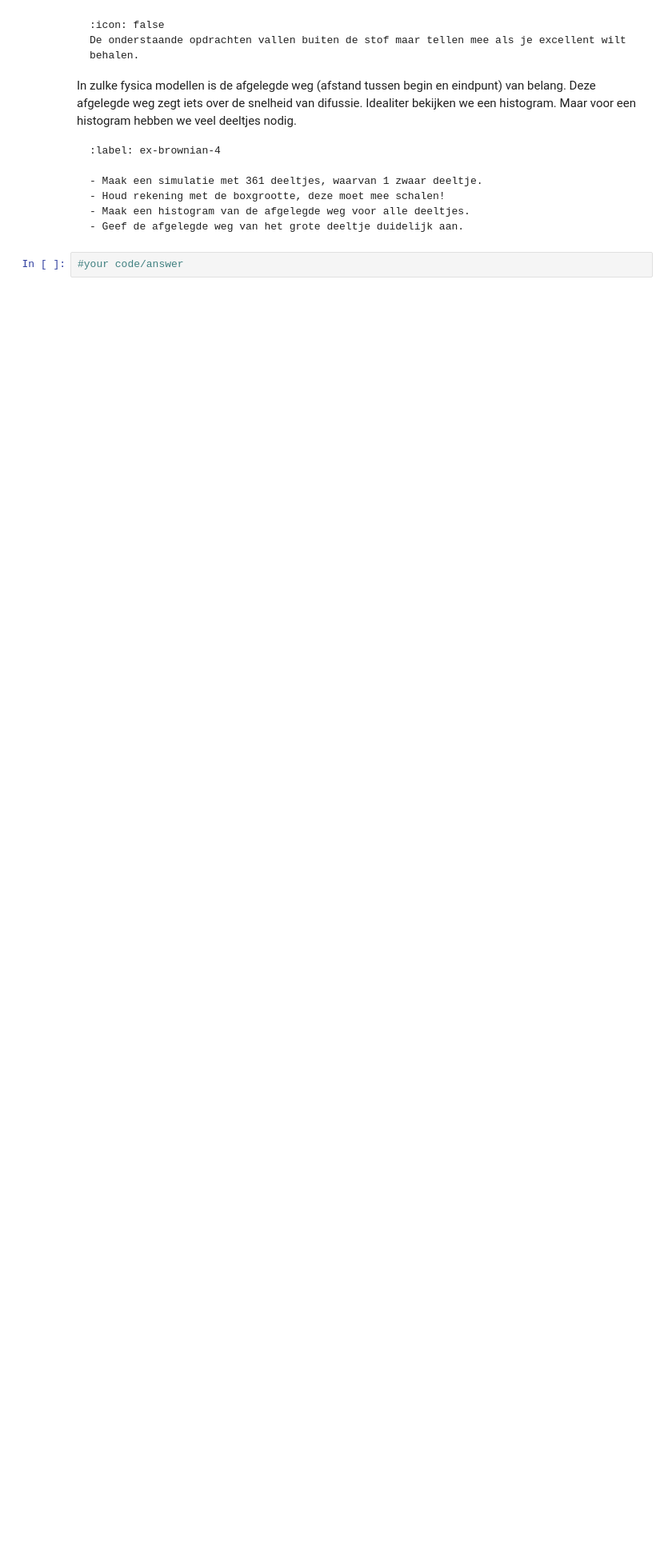
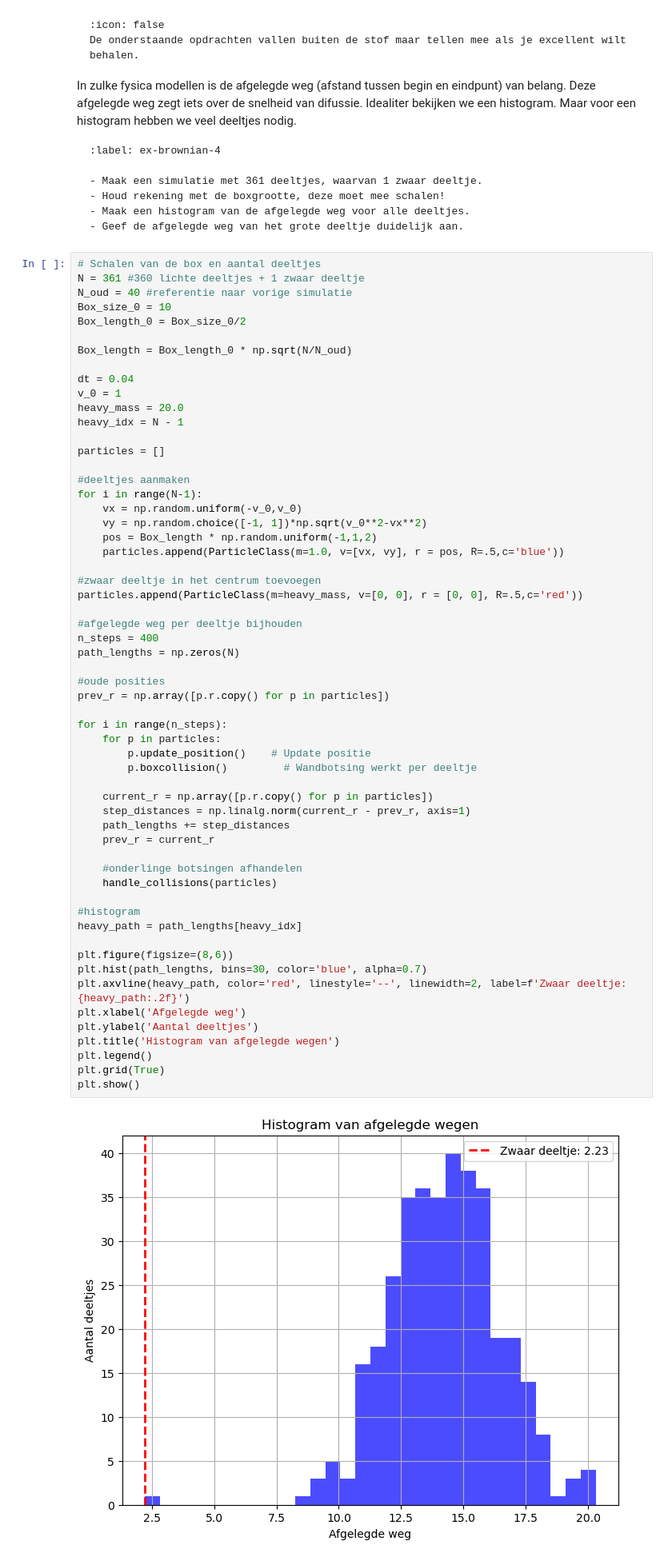
Before and after one commit to Casper-ctrl-alt-delete/Groep-13, a Jupyter notebook: Content/PySim/4_brownianmotion.ipynb, the cells around one changed output. Shown: that part at 80% size. Drawn from its saved outputs; the diff is of its cells as text; blank space fills up the shorter version.

````diff
--- a/Content/PySim/4_brownianmotion.ipynb
+++ b/Content/PySim/4_brownianmotion.ipynb
@@ -233,7 +279,65 @@ Maar voor een histogram hebben we veel deeltjes nodig.
 - Geef de afgelegde weg van het grote deeltje duidelijk aan.
 ```
 # %%
-#your code/answer
+# Schalen van de box en aantal deeltjes
+N = 361 #360 lichte deeltjes + 1 zwaar deeltje
+N_oud = 40 #referentie naar vorige simulatie
+Box_size_0 = 10
+Box_length_0 = Box_size_0/2
+
+Box_length = Box_length_0 * np.sqrt(N/N_oud)
+
+dt = 0.04
+v_0 = 1
+heavy_mass = 20.0
+heavy_idx = N - 1
+
+particles = []
+
+#deeltjes aanmaken
+for i in range(N-1):
+    vx = np.random.uniform(-v_0,v_0)
+    vy = np.random.choice([-1, 1])*np.sqrt(v_0**2-vx**2)
+    pos = Box_length * np.random.uniform(-1,1,2)
+    particles.append(ParticleClass(m=1.0, v=[vx, vy], r = pos, R=.5,c='blue'))
+
+#zwaar deeltje in het centrum toevoegen
+particles.append(ParticleClass(m=heavy_mass, v=[0, 0], r = [0, 0], R=.5,c='red'))
+
+#afgelegde weg per deeltje bijhouden
+n_steps = 400
+path_lengths = np.zeros(N)
+
+#oude posities
+prev_r = np.array([p.r.copy() for p in particles])
+
+for i in range(n_steps):
+    for p in particles:
+        p.update_position()    # Update positie
+        p.boxcollision()         # Wandbotsing werkt per deeltje
+
+    current_r = np.array([p.r.copy() for p in particles])
+    step_distances = np.linalg.norm(current_r - prev_r, axis=1)
+    path_lengths += step_distances
+    prev_r = current_r
+
+    #onderlinge botsingen afhandelen
+    handle_collisions(particles)
+
+#histogram
+heavy_path = path_lengths[heavy_idx]
+
+plt.figure(figsize=(8,6))
+plt.hist(path_lengths, bins=30, color='blue', alpha=0.7)
+plt.axvline(heavy_path, color='red', linestyle='--', linewidth=2, label=f'Zwaar deeltje: {heavy_path:.2f}')
+plt.xlabel('Afgelegde weg')
+plt.ylabel('Aantal deeltjes')
+plt.title('Histogram van afgelegde wegen')
+plt.legend()
+plt.grid(True)
+plt.show()
+# %% [output]
+[figure, added]
 # %% [markdown]
 En nu we toch bezig zijn met twee verschillende deeltjes....
 
````
Also changed, not shown: parts of 8 cells of this notebook.
